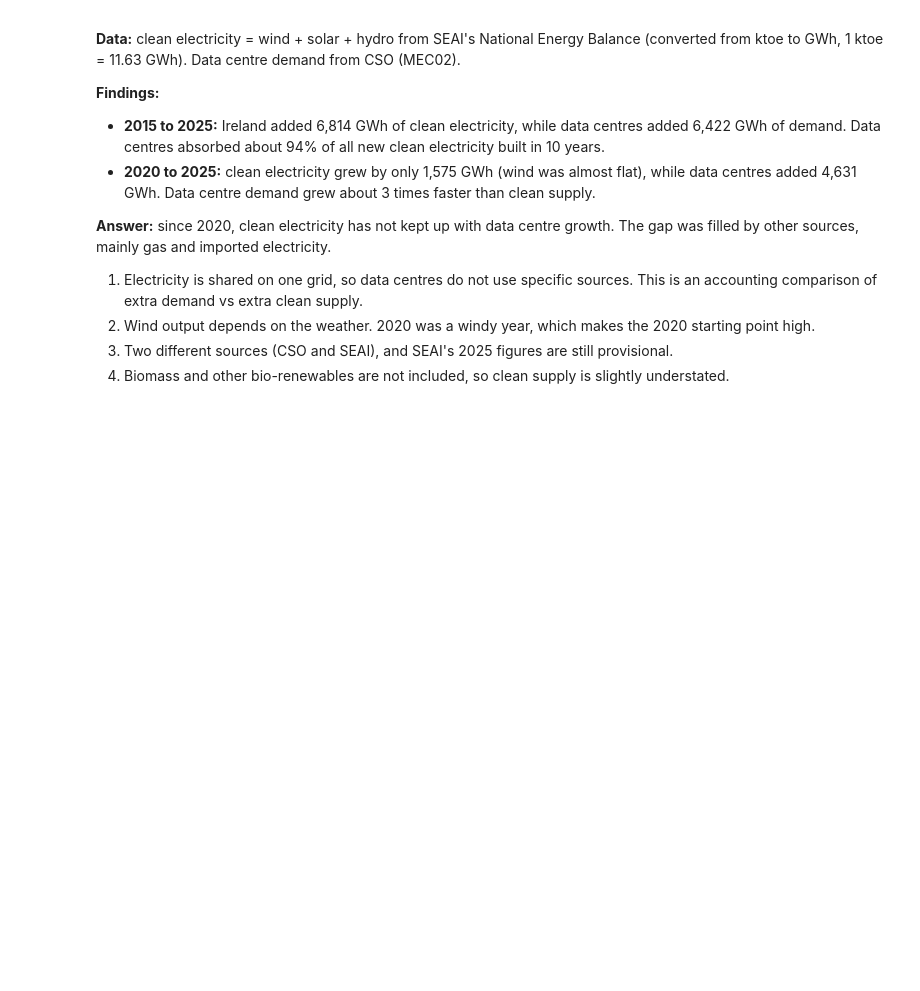
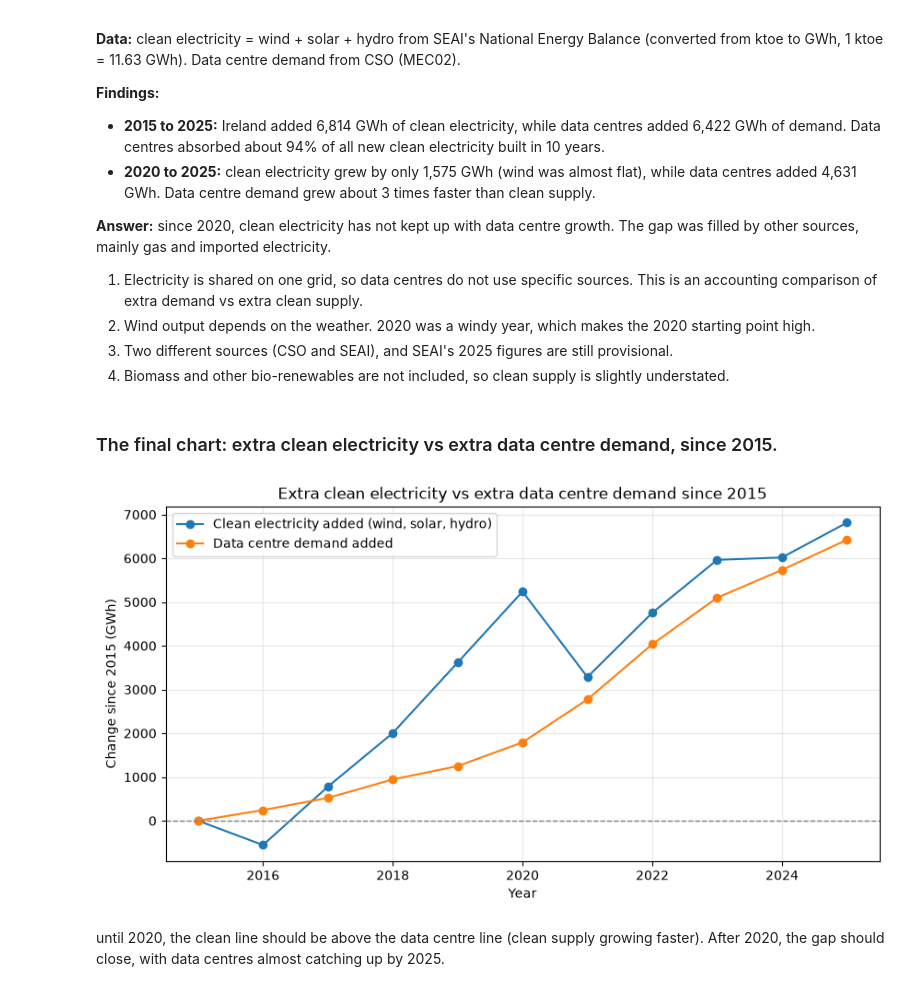
Before and after one commit to roshanroy7/data-centre-power-analysis, a Jupyter notebook: notebooks/01_explore_data.ipynb, the cells around one changed output. Drawn from its saved outputs; the diff is of its cells as text; code cells hidden in the pictures; blank space fills up the shorter version.

```diff
--- a/notebooks/01_explore_data.ipynb
+++ b/notebooks/01_explore_data.ipynb
@@ -352,3 +352,24 @@ for start in [2015, 2020]:
 2. Wind output depends on the weather. 2020 was a windy year, which makes the 2020 starting point high.
 3. Two different sources (CSO and SEAI), and SEAI's 2025 figures are still provisional.
 4. Biomass and other bio-renewables are not included, so clean supply is slightly understated.
+# %% [markdown]
+### The final chart: extra clean electricity vs extra data centre demand, since 2015.
+# %%
+change = compare - compare.loc[2015]
+
+fig, ax = plt.subplots(figsize=(10, 5))
+ax.plot(change.index, change["clean_total"], marker="o", label="Clean electricity added (wind, solar, hydro)")
+ax.plot(change.index, change["data_centres"], marker="o", label="Data centre demand added")
+ax.axhline(0, color="grey", linestyle="--", linewidth=1)
+ax.set_title("Extra clean electricity vs extra data centre demand since 2015")
+ax.set_xlabel("Year")
+ax.set_ylabel("Change since 2015 (GWh)")
+ax.margins(x=0.05)
+ax.legend()
+ax.grid(alpha=0.3)
+plt.savefig("../charts/04_clean_vs_dc.png", dpi=150, bbox_inches="tight")
+plt.show()
+# %% [output]
+[figure, added]
+# %% [markdown]
+until 2020, the clean line should be above the data centre line (clean supply growing faster). After 2020, the gap should close, with data centres almost catching up by 2025.
```
Also changed, not shown: parts of 1 cell of this notebook, 2 other files.
